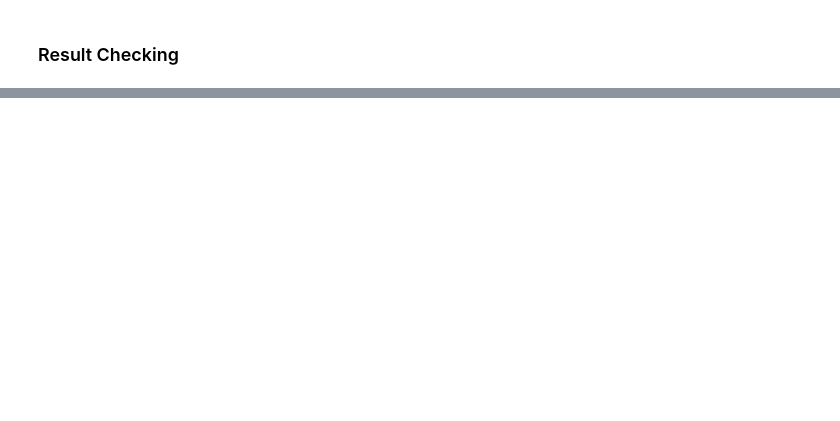
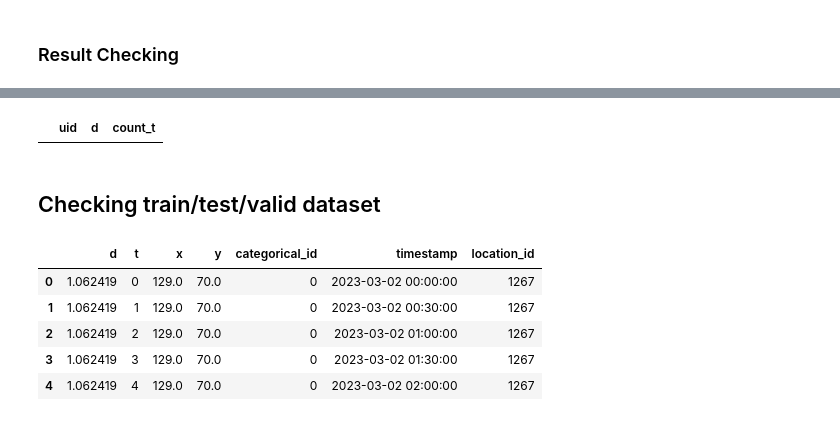
Before and after one commit to rongboxu/tft_tf2, a Jupyter notebook: data_processing.ipynb, the cells around one changed output, grey strips where cells are left out. Saved outputs shown, nothing was run; the diff lists cells and outputs as text; code cells hidden in the pictures; blank space fills up the shorter version.

```diff
--- a/data_processing.ipynb
+++ b/data_processing.ipynb
@@ -136,0 +119,7 @@ else:
+# %%
+grouped = df_filled_correctly.groupby(['uid', 'd']).size().reset_index(name='count')
+
+pd.set_option('display.max_rows', None)
+pd.set_option('display.max_columns', None)
+
+print(grouped)
@@ -137 +144,11 @@ else:
+# %%
+# Group by 'uid' and 'd' and count the number of unique 't' values for each group
+grouped_counts = df_filled_correctly.groupby(['uid', 'd'])['t'].nunique().reset_index(name='count_t')
+
+# Filter out any group that doesn't have 48 unique 't' values
+incomplete_groups = grouped_counts[grouped_counts['count_t'] != 48]
+
+incomplete_groups
+# %% [output]
+|  | uid | d | count_t |
 # %%
@@ -138,0 +156,13 @@ result.to_csv('my_data/data/humo_data/processed_train_set.csv', index=False)
+# %% [markdown]
+## Checking train/test/valid dataset
+# %%
+test = pd.read_csv('test_transformed.csv')
+
+test.head()
+# %% [output]
+|  | d | t | x | y | categorical_id | timestamp | location_id |
+| 0 | 1.062419 | 0 | 129.0 | 70.0 | 0 | 2023-03-02 00:00:00 | 1267 |
+| 1 | 1.062419 | 1 | 129.0 | 70.0 | 0 | 2023-03-02 00:30:00 | 1267 |
+| 2 | 1.062419 | 2 | 129.0 | 70.0 | 0 | 2023-03-02 01:00:00 | 1267 |
+| 3 | 1.062419 | 3 | 129.0 | 70.0 | 0 | 2023-03-02 01:30:00 | 1267 |
+| 4 | 1.062419 | 4 | 129.0 | 70.0 | 0 | 2023-03-02 02:00:00 | 1267 |
```
Also changed, not shown: parts of 12 cells of this notebook.
